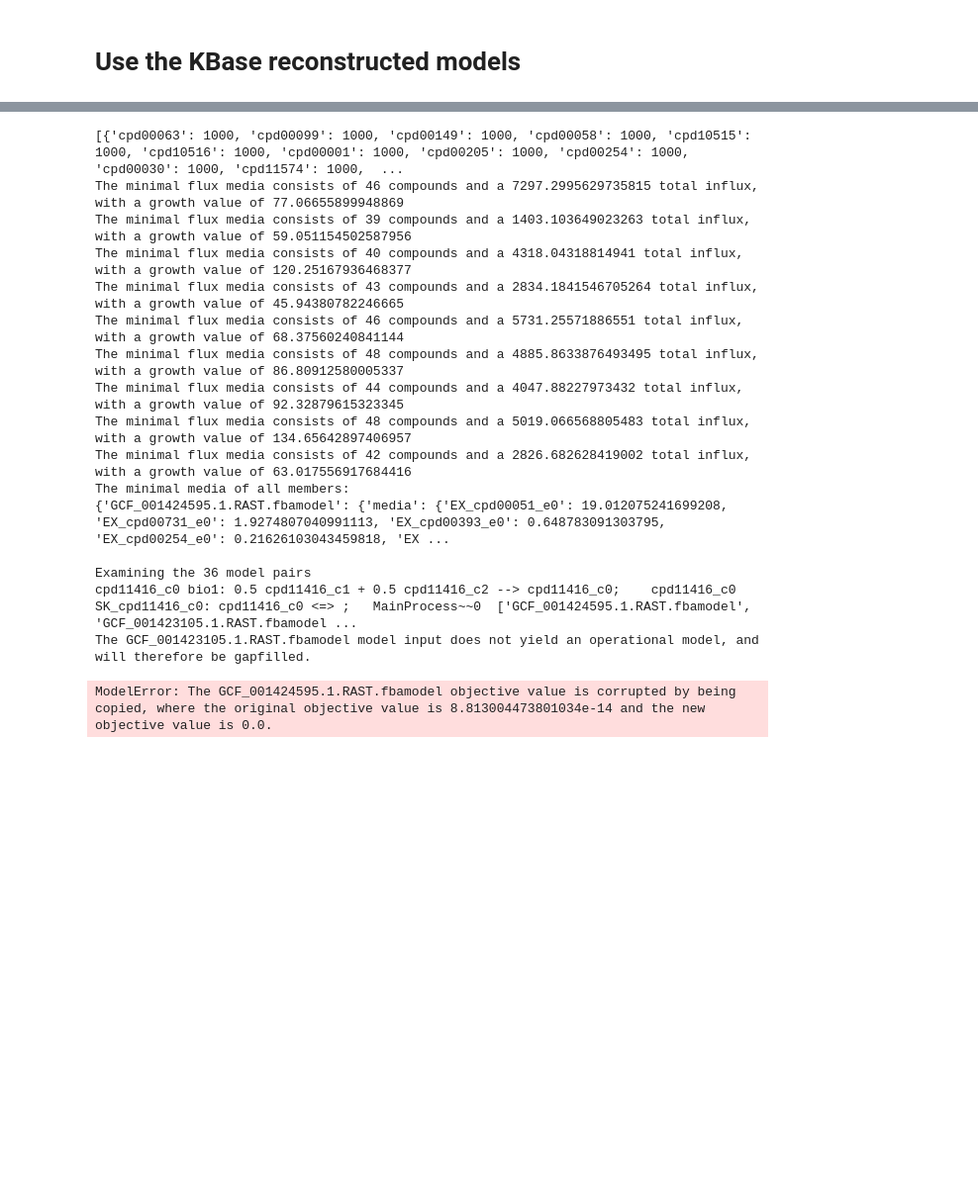
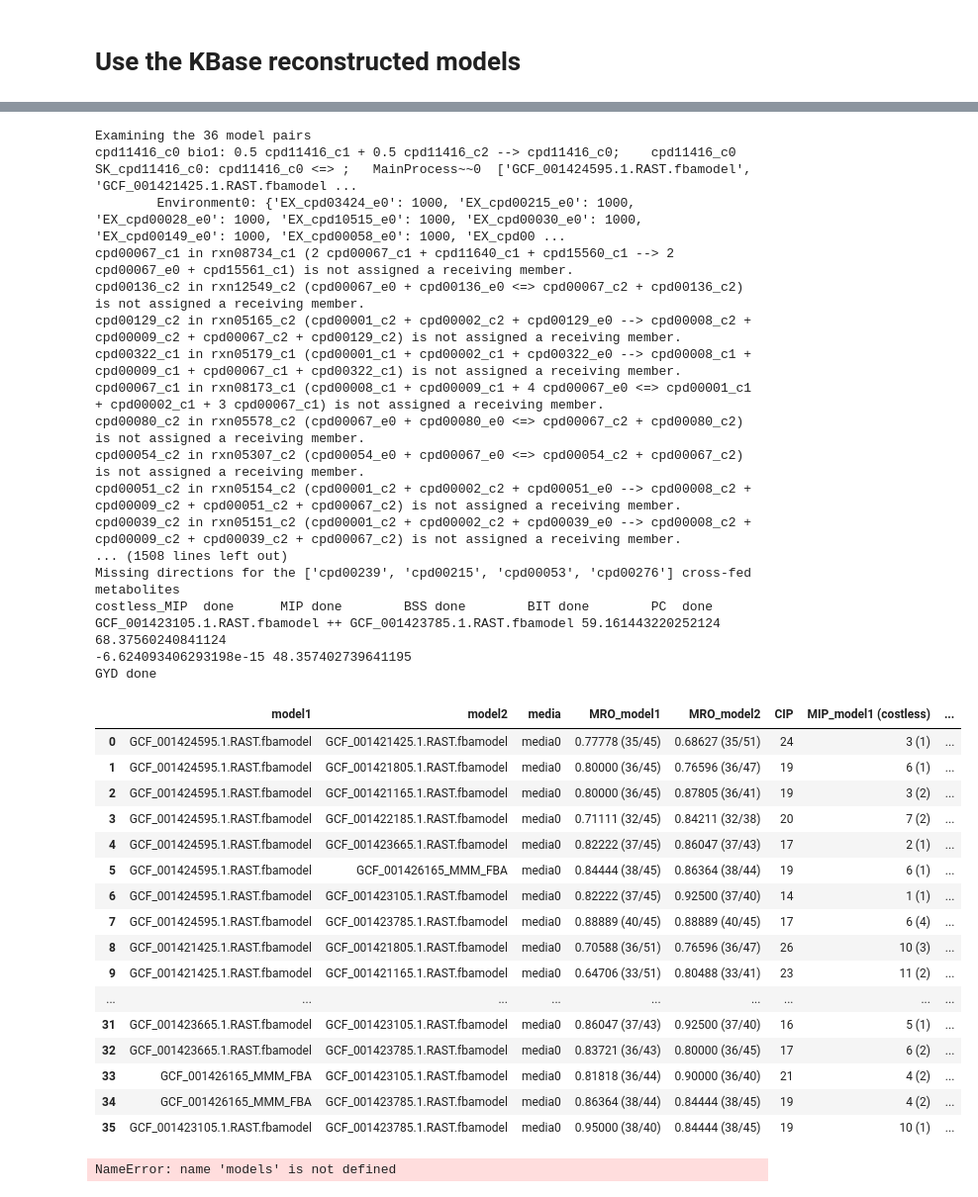
Before and after one commit to dtriadis/ModelSEEDpy, a Jupyter notebook: examples/Community Modeling/smetana/Vorholt_replication.ipynb, the cells around one changed output, grey strips where cells are left out. Shown at 99% size. Cells and saved outputs as stored; diff of their text form; code cells hidden in the pictures; blank space fills up the shorter version.

```diff
--- a/examples/Community Modeling/smetana/Vorholt_replication.ipynb
+++ b/examples/Community Modeling/smetana/Vorholt_replication.ipynb
@@ -337,0 +472,5 @@ GCF_001422185 = kbase_api.get_from_ws("136582/423/1")
+# %%
+# new KBase models
+GCF_001424595 = kbase_api.get_from_ws("152904/30/1")  ;  GCF_001421165 = kbase_api.get_from_ws("152904/32/1")  ;  GCF_001421425 = kbase_api.get_from_ws("152904/43/1")  ;  GCF_001421805 = kbase_api.get_from_ws("152904/45/1")
+GCF_001423105 = kbase_api.get_from_ws("152904/36/1")  ;  GCF_001423785 = kbase_api.get_from_ws("152904/38/1")  ;  GCF_001423665 = kbase_api.get_from_ws("152904/40/1")  ;  GCF_001426165 = kbase_api.get_from_ws("152904/27/1")
+GCF_001422185 = kbase_api.get_from_ws("152904/34/1")
@@ -338,29 +479,49 @@ GCF_001422185 = kbase_api.get_from_ws("136582/423/1")
 # %%
 %run ../../../modelseedpy/community/mscommscores.py
 from modelseedpy import MSCompatibility
 
 MSmodels = [GCF_001424595, GCF_001421165, GCF_001421425, GCF_001421805, GCF_001423105, GCF_001423785, GCF_001423665, GCF_001426165, GCF_001422185]
-df, mets = MSCommScores.kbase_output(MSmodels, environments=media_variations(base_media, variable_Cs), skip_bad_media=True) #, pool_size=cpu_count()/2)[0])
+df, mets = MSCommScores.kbase_output(MSmodels, mem_media=members_minimal_media, environments=[r2a_methanol_media], skip_bad_media=False, print_progress=True) #, pool_size=cpu_count()/2)[0])
+
+# TODO the error was still perceived with skip_bad_media = False, which reveals a deeper problem that must resolved.
 display(df)
 
 %run ../../../modelseedpy/core/report.py
 report = commscores_report(df, mets)
 (models)
 # %% [output]
-[{'cpd00063': 1000, 'cpd00099': 1000, 'cpd00149': 1000, 'cpd00058': 1000, 'cpd10515': 1000, 'cpd10516': 1000, 'cpd00001': 1000, 'cpd00205': 1000, 'cpd00254': 1000, 'cpd00030': 1000, 'cpd11574': 1000,  ...
-The minimal flux media consists of 46 compounds and a 7297.2995629735815 total influx, with a growth value of 77.06655899948869
-The minimal flux media consists of 39 compounds and a 1403.103649023263 total influx, with a growth value of 59.051154502587956
-The minimal flux media consists of 40 compounds and a 4318.04318814941 total influx, with a growth value of 120.25167936468377
-The minimal flux media consists of 43 compounds and a 2834.1841546705264 total influx, with a growth value of 45.94380782246665
-The minimal flux media consists of 46 compounds and a 5731.25571886551 total influx, with a growth value of 68.37560240841144
-The minimal flux media consists of 48 compounds and a 4885.8633876493495 total influx, with a growth value of 86.80912580005337
-The minimal flux media consists of 44 compounds and a 4047.88227973432 total influx, with a growth value of 92.32879615323345
-The minimal flux media consists of 48 compounds and a 5019.066568805483 total influx, with a growth value of 134.65642897406957
-The minimal flux media consists of 42 compounds and a 2826.682628419002 total influx, with a growth value of 63.017556917684416
-The minimal media of all members:
-{'GCF_001424595.1.RAST.fbamodel': {'media': {'EX_cpd00051_e0': 19.012075241699208, 'EX_cpd00731_e0': 1.9274807040991113, 'EX_cpd00393_e0': 0.648783091303795, 'EX_cpd00254_e0': 0.21626103043459818, 'EX ...
-
 Examining the 36 model pairs
-cpd11416_c0 bio1: 0.5 cpd11416_c1 + 0.5 cpd11416_c2 --> cpd11416_c0;    cpd11416_c0 SK_cpd11416_c0: cpd11416_c0 <=> ;   MainProcess~~0  ['GCF_001424595.1.RAST.fbamodel', 'GCF_001423105.1.RAST.fbamodel ...
-The GCF_001423105.1.RAST.fbamodel model input does not yield an operational model, and will therefore be gapfilled.
+cpd11416_c0 bio1: 0.5 cpd11416_c1 + 0.5 cpd11416_c2 --> cpd11416_c0;    cpd11416_c0 SK_cpd11416_c0: cpd11416_c0 <=> ;   MainProcess~~0  ['GCF_001424595.1.RAST.fbamodel', 'GCF_001421425.1.RAST.fbamodel ...
+        Environment0: {'EX_cpd03424_e0': 1000, 'EX_cpd00215_e0': 1000, 'EX_cpd00028_e0': 1000, 'EX_cpd10515_e0': 1000, 'EX_cpd00030_e0': 1000, 'EX_cpd00149_e0': 1000, 'EX_cpd00058_e0': 1000, 'EX_cpd00 ...
+cpd00067_c1 in rxn08734_c1 (2 cpd00067_c1 + cpd11640_c1 + cpd15560_c1 --> 2 cpd00067_e0 + cpd15561_c1) is not assigned a receiving member.
+cpd00136_c2 in rxn12549_c2 (cpd00067_e0 + cpd00136_e0 <=> cpd00067_c2 + cpd00136_c2) is not assigned a receiving member.
+cpd00129_c2 in rxn05165_c2 (cpd00001_c2 + cpd00002_c2 + cpd00129_e0 --> cpd00008_c2 + cpd00009_c2 + cpd00067_c2 + cpd00129_c2) is not assigned a receiving member.
+cpd00322_c1 in rxn05179_c1 (cpd00001_c1 + cpd00002_c1 + cpd00322_e0 --> cpd00008_c1 + cpd00009_c1 + cpd00067_c1 + cpd00322_c1) is not assigned a receiving member.
+cpd00067_c1 in rxn08173_c1 (cpd00008_c1 + cpd00009_c1 + 4 cpd00067_e0 <=> cpd00001_c1 + cpd00002_c1 + 3 cpd00067_c1) is not assigned a receiving member.
+cpd00080_c2 in rxn05578_c2 (cpd00067_e0 + cpd00080_e0 <=> cpd00067_c2 + cpd00080_c2) is not assigned a receiving member.
+cpd00054_c2 in rxn05307_c2 (cpd00054_e0 + cpd00067_e0 <=> cpd00054_c2 + cpd00067_c2) is not assigned a receiving member.
+cpd00051_c2 in rxn05154_c2 (cpd00001_c2 + cpd00002_c2 + cpd00051_e0 --> cpd00008_c2 + cpd00009_c2 + cpd00051_c2 + cpd00067_c2) is not assigned a receiving member.
+cpd00039_c2 in rxn05151_c2 (cpd00001_c2 + cpd00002_c2 + cpd00039_e0 --> cpd00008_c2 + cpd00009_c2 + cpd00039_c2 + cpd00067_c2) is not assigned a receiving member.
+... (1508 lines left out)
+Missing directions for the ['cpd00239', 'cpd00215', 'cpd00053', 'cpd00276'] cross-fed metabolites
+costless_MIP  done      MIP done        BSS done        BIT done        PC  done        GCF_001423105.1.RAST.fbamodel ++ GCF_001423785.1.RAST.fbamodel 59.161443220252124 68.37560240841124
+-6.624093406293198e-15 48.357402739641195
+GYD done
+|  | model1 | model2 | media | MRO_model1 | MRO_model2 | CIP | MIP_model1 (costless) | ... |
+| 0 | GCF_001424595.1.RAST.fbamodel | GCF_001421425.1.RAST.fbamodel | media0 | 0.77778 (35/45) | 0.68627 (35/51) | 24 | 3 (1) | ... |
+| 1 | GCF_001424595.1.RAST.fbamodel | GCF_001421805.1.RAST.fbamodel | media0 | 0.80000 (36/45) | 0.76596 (36/47) | 19 | 6 (1) | ... |
+| 2 | GCF_001424595.1.RAST.fbamodel | GCF_001421165.1.RAST.fbamodel | media0 | 0.80000 (36/45) | 0.87805 (36/41) | 19 | 3 (2) | ... |
+| 3 | GCF_001424595.1.RAST.fbamodel | GCF_001422185.1.RAST.fbamodel | media0 | 0.71111 (32/45) | 0.84211 (32/38) | 20 | 7 (2) | ... |
+| 4 | GCF_001424595.1.RAST.fbamodel | GCF_001423665.1.RAST.fbamodel | media0 | 0.82222 (37/45) | 0.86047 (37/43) | 17 | 2 (1) | ... |
+| 5 | GCF_001424595.1.RAST.fbamodel | GCF_001426165_MMM_FBA | media0 | 0.84444 (38/45) | 0.86364 (38/44) | 19 | 6 (1) | ... |
+| 6 | GCF_001424595.1.RAST.fbamodel | GCF_001423105.1.RAST.fbamodel | media0 | 0.82222 (37/45) | 0.92500 (37/40) | 14 | 1 (1) | ... |
+| 7 | GCF_001424595.1.RAST.fbamodel | GCF_001423785.1.RAST.fbamodel | media0 | 0.88889 (40/45) | 0.88889 (40/45) | 17 | 6 (4) | ... |
+| 8 | GCF_001421425.1.RAST.fbamodel | GCF_001421805.1.RAST.fbamodel | media0 | 0.70588 (36/51) | 0.76596 (36/47) | 26 | 10 (3) | ... |
+| 9 | GCF_001421425.1.RAST.fbamodel | GCF_001421165.1.RAST.fbamodel | media0 | 0.64706 (33/51) | 0.80488 (33/41) | 23 | 11 (2) | ... |
+| ... | ... | ... | ... | ... | ... | ... | ... | ... |
+| 31 | GCF_001423665.1.RAST.fbamodel | GCF_001423105.1.RAST.fbamodel | media0 | 0.86047 (37/43) | 0.92500 (37/40) | 16 | 5 (1) | ... |
+| 32 | GCF_001423665.1.RAST.fbamodel | GCF_001423785.1.RAST.fbamodel | media0 | 0.83721 (36/43) | 0.80000 (36/45) | 17 | 6 (2) | ... |
+| 33 | GCF_001426165_MMM_FBA | GCF_001423105.1.RAST.fbamodel | media0 | 0.81818 (36/44) | 0.90000 (36/40) | 21 | 4 (2) | ... |
+| 34 | GCF_001426165_MMM_FBA | GCF_001423785.1.RAST.fbamodel | media0 | 0.86364 (38/44) | 0.84444 (38/45) | 19 | 4 (2) | ... |
+| 35 | GCF_001423105.1.RAST.fbamodel | GCF_001423785.1.RAST.fbamodel | media0 | 0.95000 (38/40) | 0.84444 (38/45) | 19 | 10 (1) | ... |
-ModelError: The GCF_001424595.1.RAST.fbamodel objective value is corrupted by being copied, where the original objective value is 8.813004473801034e-14 and the new objective value is 0.0.
+NameError: name 'models' is not defined
```
Also changed, not shown: parts of 15 cells of this notebook, 9 other files.
